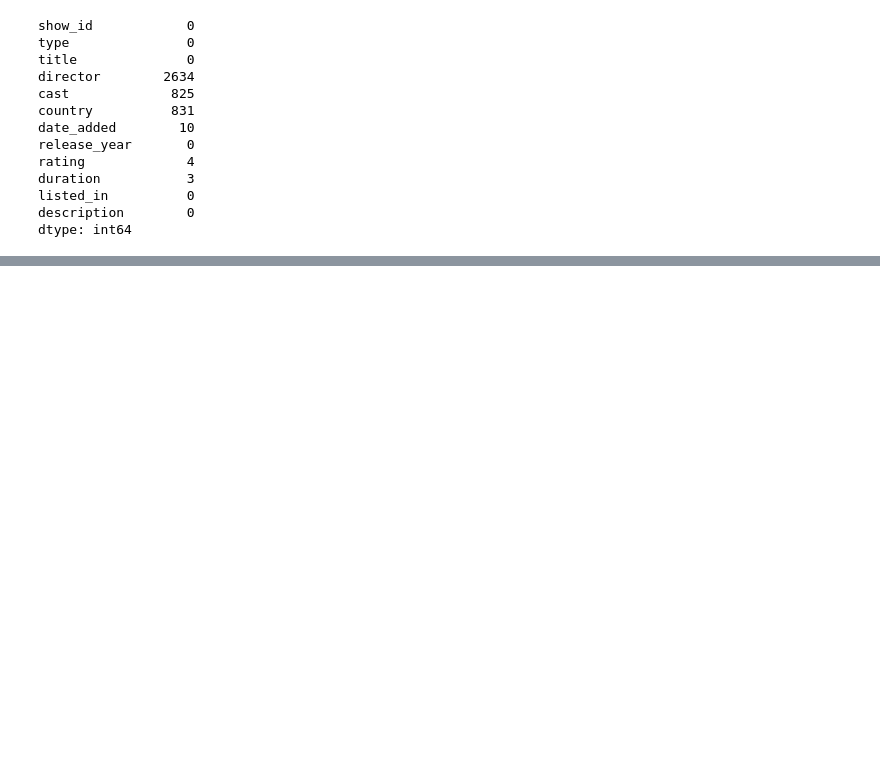
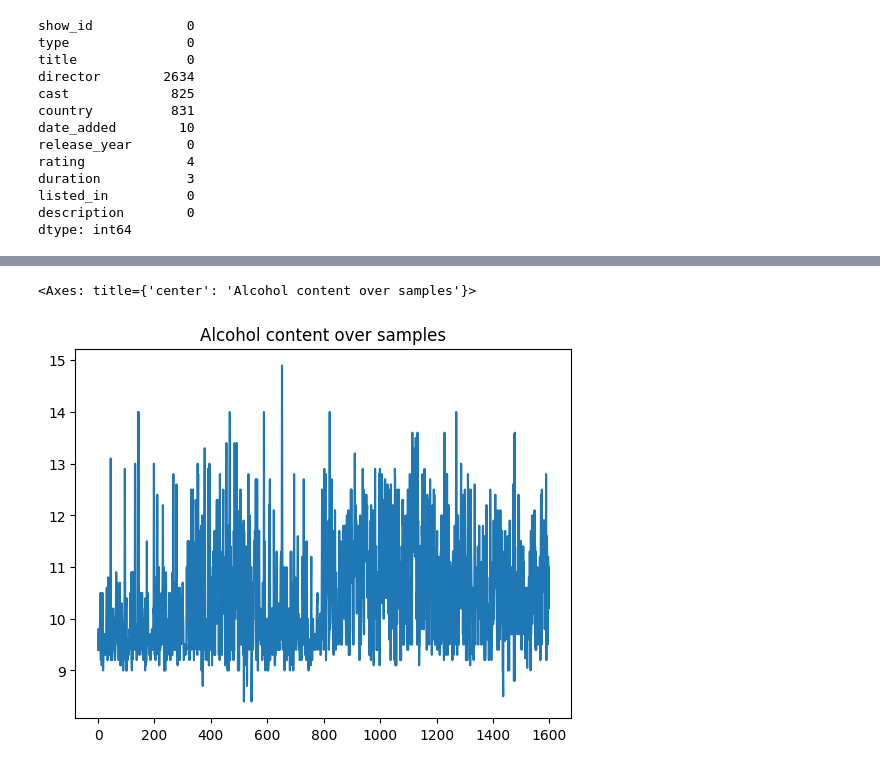
Before and after one commit to dwaidatta/dwaidatta-10, a Jupyter notebook: learning_pandas.ipynb, the cells around one changed output, grey strips where cells are left out. Drawn from its saved outputs; the diff is of its cells as text; code cells hidden in the pictures; blank space fills up the shorter version.

Commit message:
learning pandas completed

```diff
--- a/learning_pandas.ipynb
+++ b/learning_pandas.ipynb
@@ -707,0 +1110,3 @@ dtype: int64
+# %%
+df = pd.read_csv('winequality-red.csv') # loading dataframe from csv
+print(df)
@@ -707,0 +1165,8 @@ dtype: int64
+# %%
+# line plot
+# by default, the plot() function in pandas creates a line plot if no kind is specified
+
+df['alcohol'].plot(title='Alcohol content over samples')
+# %% [output]
+<Axes: title={'center': 'Alcohol content over samples'}>
+[figure, added]
```
Also changed, not shown: parts of 53 cells of this notebook, 1 other file.
